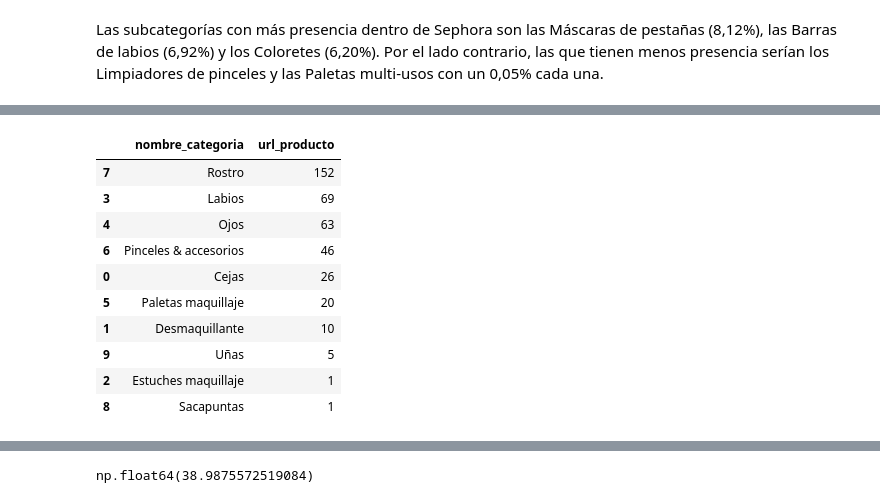
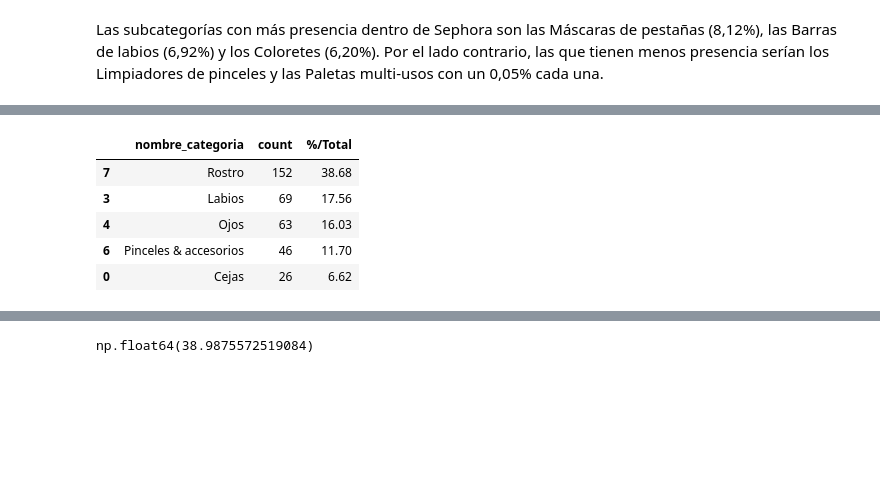
Before and after one commit to raquelscv/proyecto_final_sephora, a Jupyter notebook: eda_general.ipynb, the cells around one changed output, grey strips where cells are left out. Saved outputs shown, nothing was run; the diff lists cells and outputs as text; code cells hidden in the pictures; blank space fills up the shorter version.

```diff
--- a/eda_general.ipynb
+++ b/eda_general.ipynb
@@ -360,15 +371,12 @@ Productos exitosos por categorias
-# %%
-exitosos_por_categoria = exitosos.groupby("nombre_categoria")["url_producto"].count().reset_index().sort_values("url_producto", ascending=False)
-exitosos_por_categoria.head(10)
-# %% [output]
-|  | nombre_categoria | url_producto |
-| 7 | Rostro | 152 |
-| 3 | Labios | 69 |
-| 4 | Ojos | 63 |
-| 6 | Pinceles & accesorios | 46 |
-| 0 | Cejas | 26 |
-| 5 | Paletas maquillaje | 20 |
-| 1 | Desmaquillante | 10 |
-| 9 | Uñas | 5 |
-| 2 | Estuches maquillaje | 1 |
-| 8 | Sacapuntas | 1 |
+# %%
+exitosos_por_cat = exitosos.groupby('nombre_categoria').size().reset_index(name='count')
+exitosos_por_cat['%/Total'] = ((exitosos_por_cat['count'] / len(exitosos)) * 100).round(2)
+exitosos_por_cat = exitosos_por_cat.sort_values(by='%/Total', ascending=False)
+exitosos_por_cat.head(5)
+# %% [output]
+|  | nombre_categoria | count | %/Total |
+| 7 | Rostro | 152 | 38.68 |
+| 3 | Labios | 69 | 17.56 |
+| 4 | Ojos | 63 | 16.03 |
+| 6 | Pinceles & accesorios | 46 | 11.70 |
+| 0 | Cejas | 26 | 6.62 |
```
Also changed, not shown: parts of 43 cells of this notebook.
